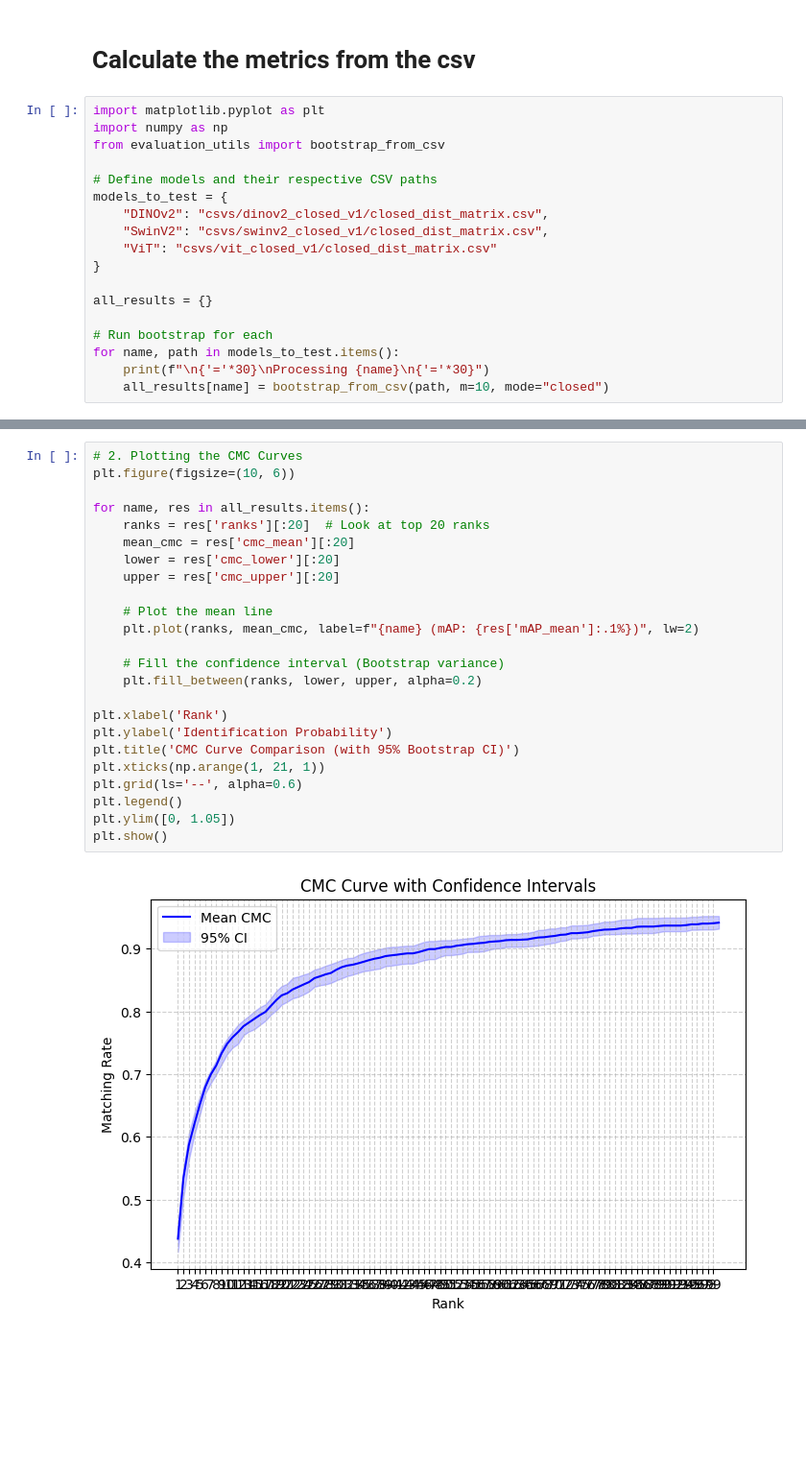
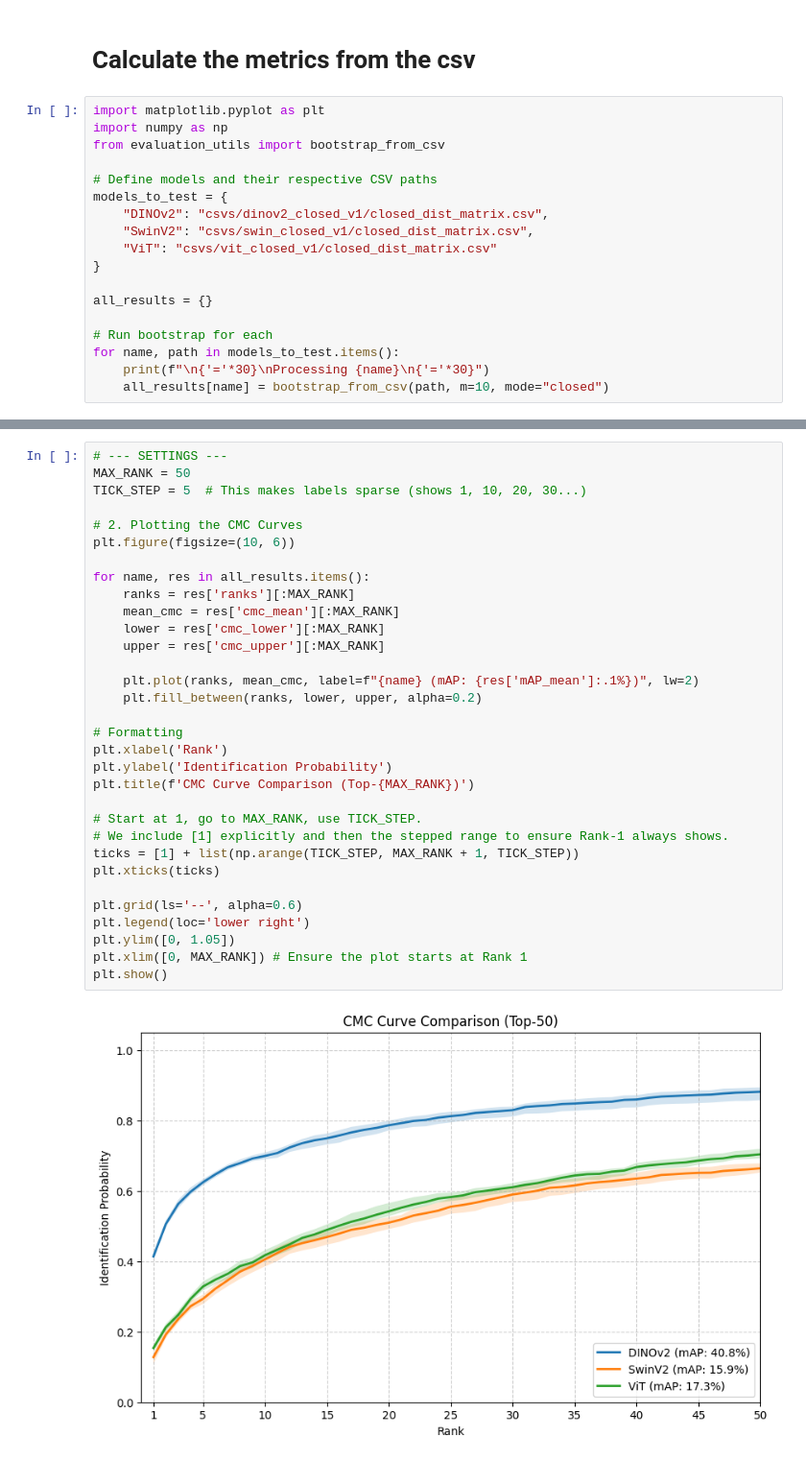
Before and after one commit to markoMedved/DogReID-1553, a Jupyter notebook: evaluation/closed_set_plots.ipynb, the cells around one changed output, grey strips where cells are left out. Shown at 96% size. Saved outputs shown, nothing was run; the diff lists cells and outputs as text; blank space fills up the shorter version.

```diff
--- a/evaluation/closed_set_plots.ipynb
+++ b/evaluation/closed_set_plots.ipynb
@@ -8,7 +8,7 @@ from evaluation_utils import bootstrap_from_csv
 # Define models and their respective CSV paths
 models_to_test = {
     "DINOv2": "csvs/dinov2_closed_v1/closed_dist_matrix.csv",
-    "SwinV2": "csvs/swinv2_closed_v1/closed_dist_matrix.csv",
+    "SwinV2": "csvs/swin_closed_v1/closed_dist_matrix.csv",
     "ViT": "csvs/vit_closed_v1/closed_dist_matrix.csv"
 }
 
@@ -34,26 +26,34 @@ FileNotFoundError: [Errno 2] No such file or directory: 'csvs/swinv2_closed_v1/c
 # %%
+# --- SETTINGS ---
+MAX_RANK = 50
+TICK_STEP = 5  # This makes labels sparse (shows 1, 10, 20, 30...)
+
 # 2. Plotting the CMC Curves
 plt.figure(figsize=(10, 6))
 
 for name, res in all_results.items():
-    ranks = res['ranks'][:20]  # Look at top 20 ranks
-    mean_cmc = res['cmc_mean'][:20]
-    lower = res['cmc_lower'][:20]
-    upper = res['cmc_upper'][:20]
+    ranks = res['ranks'][:MAX_RANK]
+    mean_cmc = res['cmc_mean'][:MAX_RANK]
+    lower = res['cmc_lower'][:MAX_RANK]
+    upper = res['cmc_upper'][:MAX_RANK]
 
-    # Plot the mean line
     plt.plot(ranks, mean_cmc, label=f"{name} (mAP: {res['mAP_mean']:.1%})", lw=2)
-
-    # Fill the confidence interval (Bootstrap variance)
     plt.fill_between(ranks, lower, upper, alpha=0.2)
 
+# Formatting
 plt.xlabel('Rank')
 plt.ylabel('Identification Probability')
-plt.title('CMC Curve Comparison (with 95% Bootstrap CI)')
-plt.xticks(np.arange(1, 21, 1))
+plt.title(f'CMC Curve Comparison (Top-{MAX_RANK})')
+
+# Start at 1, go to MAX_RANK, use TICK_STEP.
+# We include [1] explicitly and then the stepped range to ensure Rank-1 always shows.
+ticks = [1] + list(np.arange(TICK_STEP, MAX_RANK + 1, TICK_STEP))
+plt.xticks(ticks)
+
 plt.grid(ls='--', alpha=0.6)
-plt.legend()
+plt.legend(loc='lower right')
 plt.ylim([0, 1.05])
+plt.xlim([0, MAX_RANK]) # Ensure the plot starts at Rank 1
 plt.show()
 # %% [output]
-[figure, old version]
+[figure, new version]
```
Also changed, not shown: parts of 1 cell of this notebook, 18 other files.
